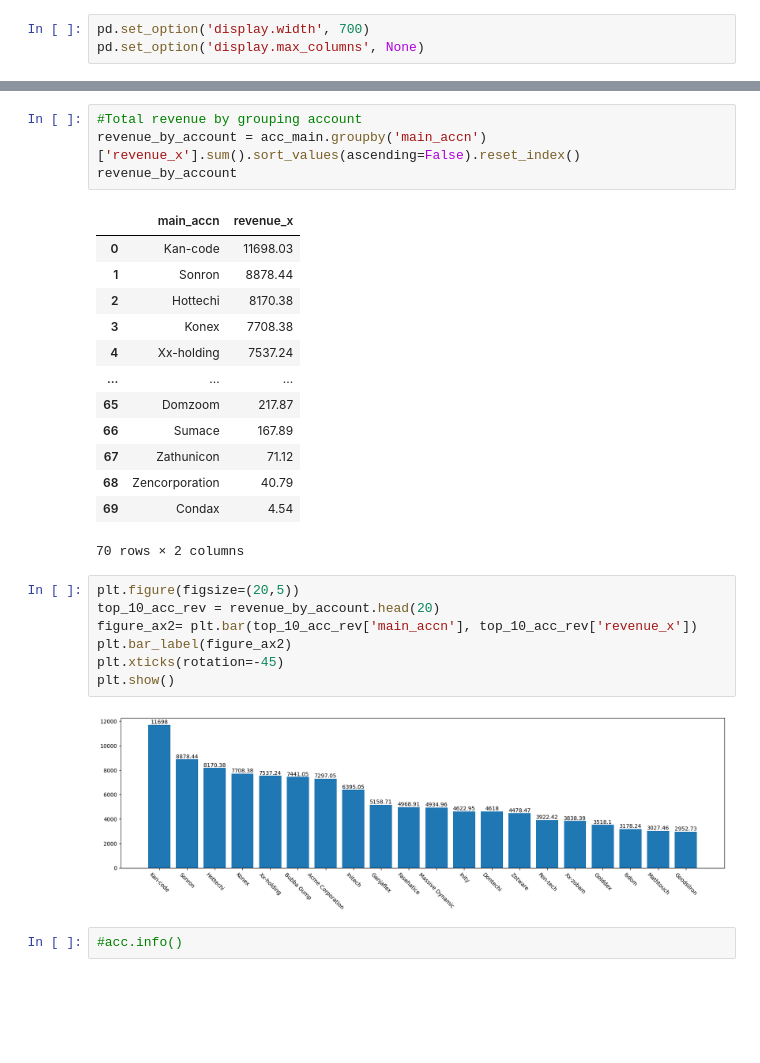
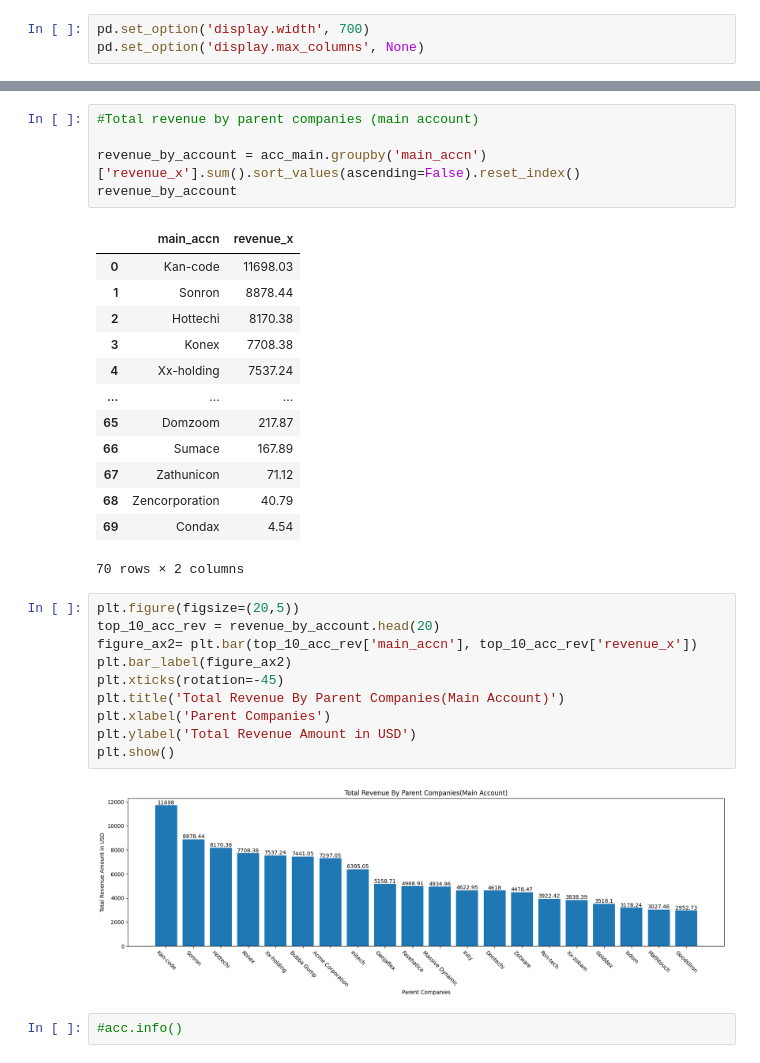
Before and after one commit to SuyogPatgave/Python_Codes-Projects, a Jupyter notebook: CRM_Project.ipynb, the cells around one changed output, grey strips where cells are left out. Saved outputs shown, nothing was run; the diff lists cells and outputs as text; blank space fills up the shorter version.

```diff
--- a/CRM_Project.ipynb
+++ b/CRM_Project.ipynb
@@ -761,7 +769,8 @@ acc_main['main_accn'].value_counts().to_frame().reset_index()
 | 69 | Zumgoity | 1 |
 70 rows × 2 columns
 # %%
-#Total revenue by grouping account
+#Total revenue by parent companies (main account)
+
 revenue_by_account = acc_main.groupby('main_accn')['revenue_x'].sum().sort_values(ascending=False).reset_index()
 revenue_by_account
 # %% [output]
@@ -781,12 +790,15 @@ revenue_by_account
 # %%
 plt.figure(figsize=(20,5))
 top_10_acc_rev = revenue_by_account.head(20)
 figure_ax2= plt.bar(top_10_acc_rev['main_accn'], top_10_acc_rev['revenue_x'])
 plt.bar_label(figure_ax2)
 plt.xticks(rotation=-45)
+plt.title('Total Revenue By Parent Companies(Main Account)')
+plt.xlabel('Parent Companies')
+plt.ylabel('Total Revenue Amount in USD')
 plt.show()
 # %% [output]
-[figure, old version]
+[figure, new version]
 # %%
 #acc.info()
 # %%
```
Also changed, not shown: parts of 19 cells of this notebook.
